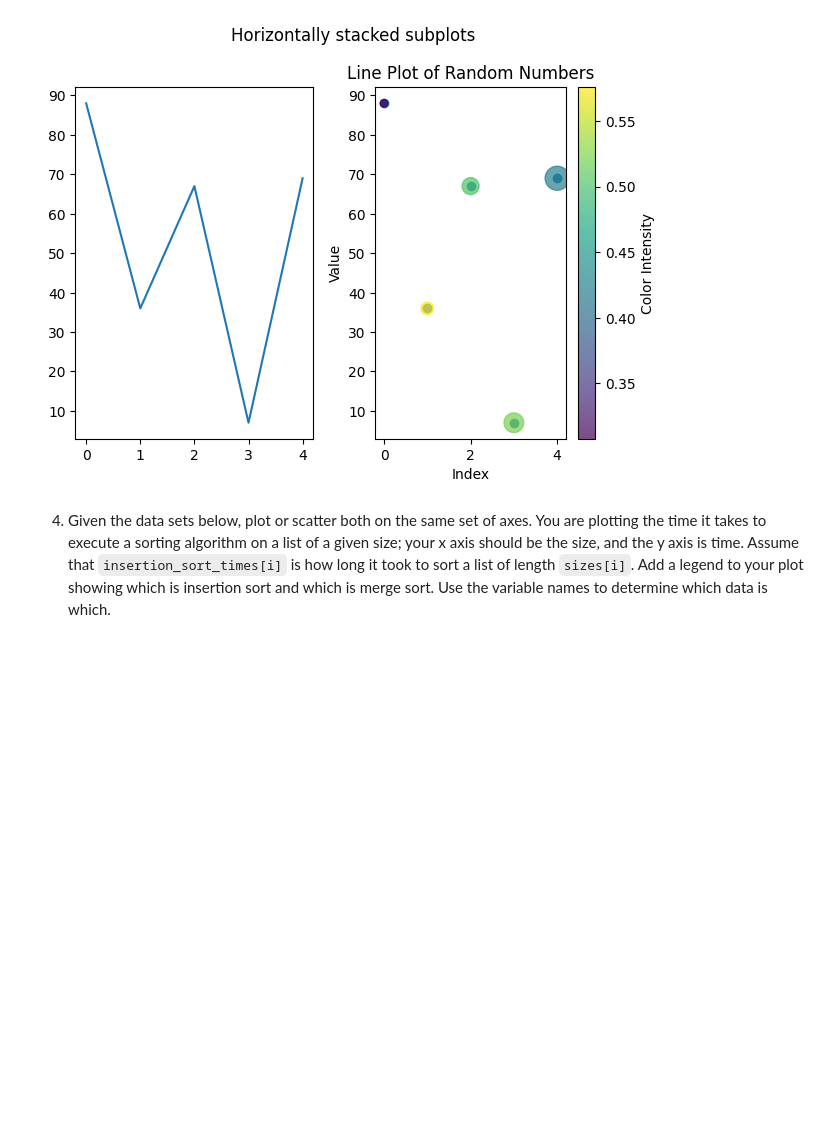
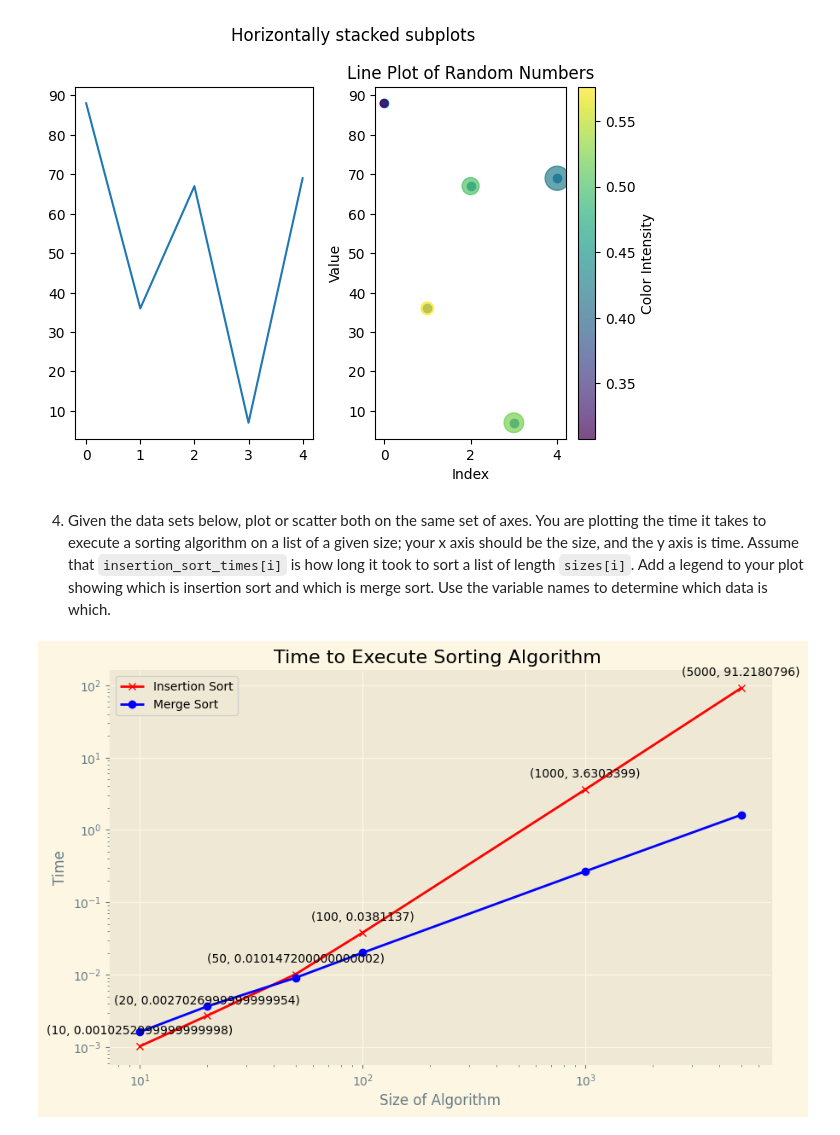
Before and after one commit to HMas522/pyplot, a Jupyter notebook: pyplot.ipynb, the cells around one changed output. Drawn from its saved outputs; the diff is of its cells as text; code cells hidden in the pictures; blank space fills up the shorter version.

```diff
--- a/pyplot.ipynb
+++ b/pyplot.ipynb
@@ -157,0 +154,38 @@ merge_sort_times = [0.00161889999999687, 0.003635600000009731, 0.009065500000005
+# %%
+# Sample data
+
+#sizes
+x = [10, 20, 50, 100, 1000, 5000]
+#insertion_sort_times
+y = [0.0010252999999999998, 0.0027026999999999954, 0.010147200000000002, 0.0381137, 3.6303399, 91.2180796]
+#merge_sort_times
+y1 = [0.00161889999999687, 0.003635600000009731, 0.0090655000000055, 0.020108000000007564, 0.2687474000000094, 1.6147050999999948]
+
+import matplotlib.pyplot as plt
+
+# Create a line chart
+plt.figure(figsize=(10, 6))
+plt.plot(x, y, label='Insertion Sort', marker='x', color='red')
+plt.plot(x, y1, label='Merge Sort', marker='o', color='blue')
+
+# Add annotations
+for i, (xi, yi) in enumerate(zip(x, y)):
+    plt.annotate(f'({xi}, {yi})', (xi, yi), textcoords="offset points", xytext=(0, 10), ha='center')
+
+# Add title and labels
+plt.title('Time to Execute Sorting Algorithm ')
+plt.xlabel('Size of Algorithm')
+plt.ylabel('Time')
+plt.legend()
+
+#Formatting
+plt.xscale('log')
+plt.yscale('log')
+
+# Display grid
+plt.grid(True)
+
+# Show the plot
+plt.show()
+# %% [output]
+[figure, added]
```
Also changed, not shown: parts of 1 cell of this notebook.
